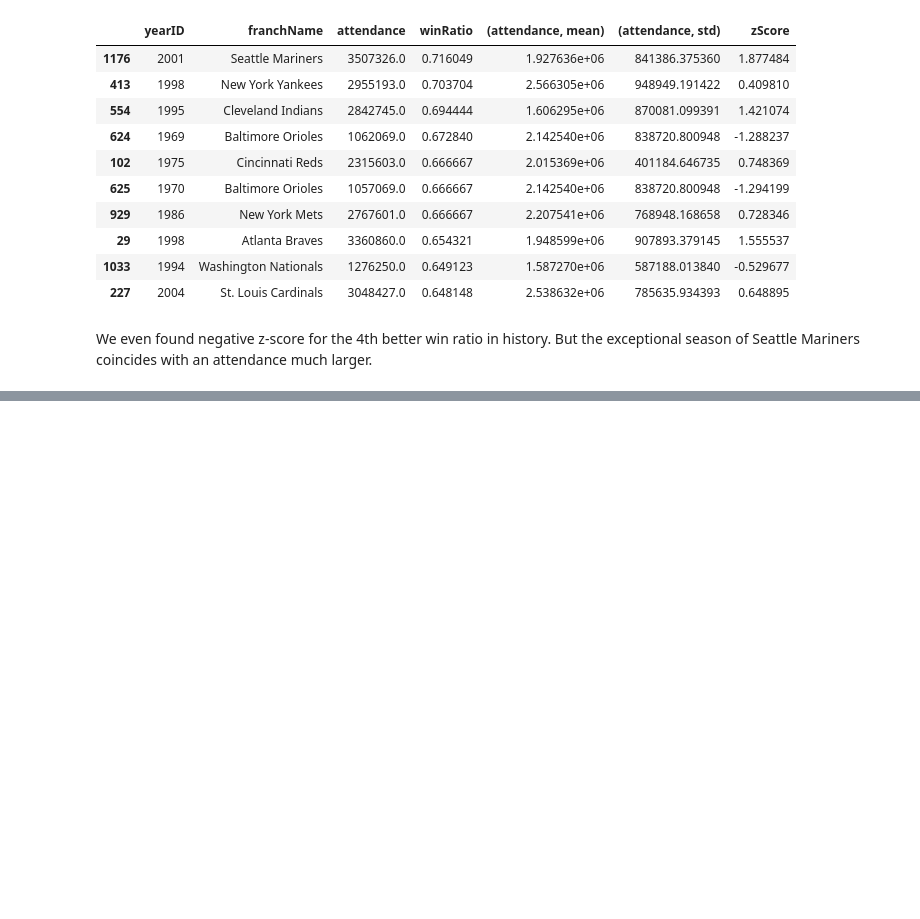
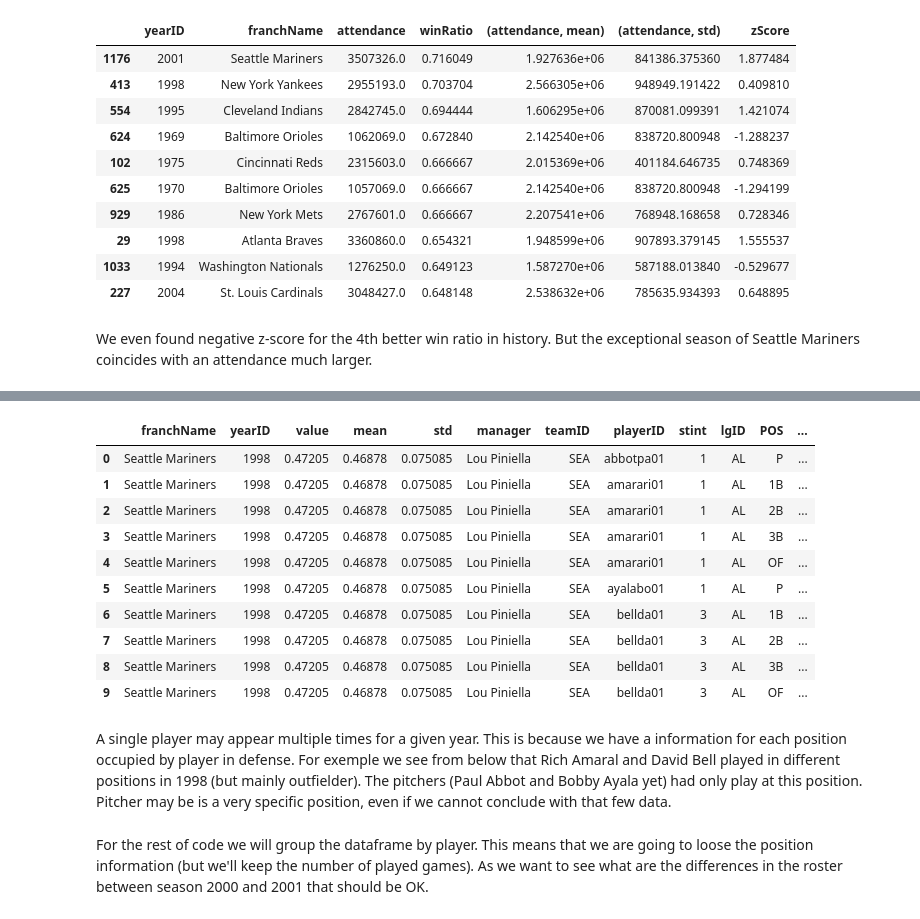
Before and after one commit to ccampguilhem/Udacity-DataAnalyst, a Jupyter notebook: 02-IntoToDataAnalysis/P01-InvestigateADataset/baseball.ipynb, the cells around one changed output, grey strips where cells are left out. Drawn from its saved outputs; the diff is of its cells as text; code cells hidden in the pictures; blank space fills up the shorter version.

```diff
--- a/02-IntoToDataAnalysis/P01-InvestigateADataset/baseball.ipynb
+++ b/02-IntoToDataAnalysis/P01-InvestigateADataset/baseball.ipynb
@@ -507,0 +566,10 @@ We even found negative z-score for the 4th better win ratio in history. But the
+# %%
+#Finally we merge with master data frame to get the name of manager
+seattle_win_ratio = seattle_win_ratio.merge(master_df, left_on="playerID", how="inner", right_index=True)
+seattle_win_ratio = seattle_win_ratio.rename({"playerID": "managerID"})
+def combine_names(x):
+    return pd.Series(["%s %s" % (first, last) for (first, last) in zip(x[u"nameFirst"], x[u"nameLast"])])
+seattle_win_ratio = seattle_win_ratio.assign(manager=combine_names)
+# %%
+seattle_win_ratio = seattle_win_ratio[["franchName", "yearID", "value", "mean", "std", "manager", "teamID"]]
+seattle_win_ratio.head(7)
@@ -507,0 +589,3 @@ We even found negative z-score for the 4th better win ratio in history. But the
+# %%
+fielding_df = baseball.read_fielding()
+fielding_df.head()
@@ -507,0 +601,5 @@ We even found negative z-score for the 4th better win ratio in history. But the
+# %%
+#Merge with master data frame to get first and last names
+players = fielding_df.merge(master_df[["nameFirst", "nameLast", "debut"]], left_on="playerID", right_index=True, how="left")
+players = players.assign(player=combine_names).drop(["nameLast", "nameFirst"], axis=1)
+players.head()
@@ -507,0 +613,21 @@ We even found negative z-score for the 4th better win ratio in history. But the
+# %%
+#We merge the players dataset with seattle dataset.
+#Each year row is going to be duplicated for each player (and player position) in the roster:
+seattle_around_2001 = pd.merge(left=seattle_win_ratio, right=players, on=["yearID", "teamID"], how="left")
+seattle_around_2001.head(10)
+# %% [output]
+|  | franchName | yearID | value | mean | std | manager | teamID | playerID | stint | lgID | POS | ... |
+| 0 | Seattle Mariners | 1998 | 0.47205 | 0.46878 | 0.075085 | Lou Piniella | SEA | abbotpa01 | 1 | AL | P | ... |
+| 1 | Seattle Mariners | 1998 | 0.47205 | 0.46878 | 0.075085 | Lou Piniella | SEA | amarari01 | 1 | AL | 1B | ... |
+| 2 | Seattle Mariners | 1998 | 0.47205 | 0.46878 | 0.075085 | Lou Piniella | SEA | amarari01 | 1 | AL | 2B | ... |
+| 3 | Seattle Mariners | 1998 | 0.47205 | 0.46878 | 0.075085 | Lou Piniella | SEA | amarari01 | 1 | AL | 3B | ... |
+| 4 | Seattle Mariners | 1998 | 0.47205 | 0.46878 | 0.075085 | Lou Piniella | SEA | amarari01 | 1 | AL | OF | ... |
+| 5 | Seattle Mariners | 1998 | 0.47205 | 0.46878 | 0.075085 | Lou Piniella | SEA | ayalabo01 | 1 | AL | P | ... |
+| 6 | Seattle Mariners | 1998 | 0.47205 | 0.46878 | 0.075085 | Lou Piniella | SEA | bellda01 | 3 | AL | 1B | ... |
+| 7 | Seattle Mariners | 1998 | 0.47205 | 0.46878 | 0.075085 | Lou Piniella | SEA | bellda01 | 3 | AL | 2B | ... |
+| 8 | Seattle Mariners | 1998 | 0.47205 | 0.46878 | 0.075085 | Lou Piniella | SEA | bellda01 | 3 | AL | 3B | ... |
+| 9 | Seattle Mariners | 1998 | 0.47205 | 0.46878 | 0.075085 | Lou Piniella | SEA | bellda01 | 3 | AL | OF | ... |
+# %% [markdown]
+A single player may appear multiple times for a given year. This is because we have a information for each position occupied by player in defense. For exemple we see from below that Rich Amaral and David Bell played in different positions in 1998 (but mainly outfielder). The pitchers (Paul Abbot and Bobby Ayala yet) had only play at this position. Pitcher may be is a very specific position, even if we cannot conclude with that few data.
+# %% [markdown]
+For the rest of code we will group the dataframe by player. This means that we are going to loose the position information (but we'll keep the number of played games). As we want to see what are the differences in the roster between season 2000 and 2001 that should be OK.
```
Also changed, not shown: parts of 49 cells of this notebook, 2 other files.
